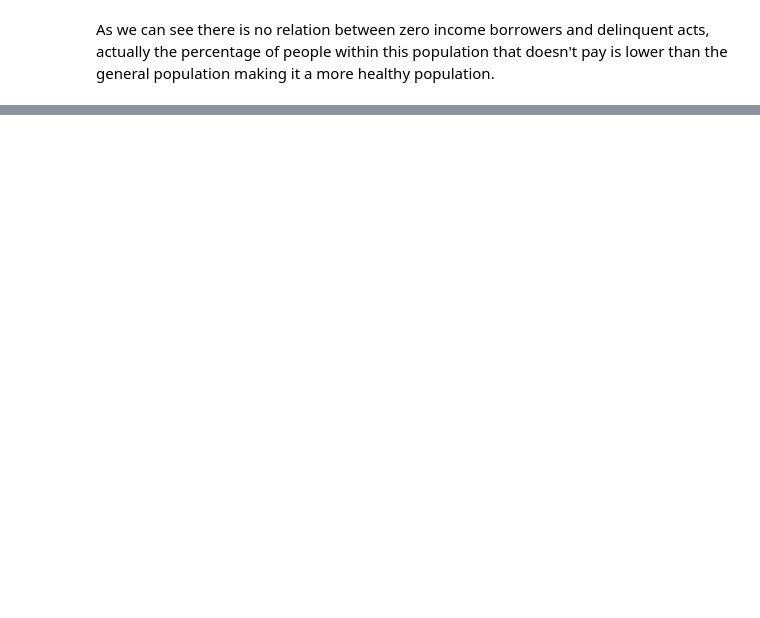
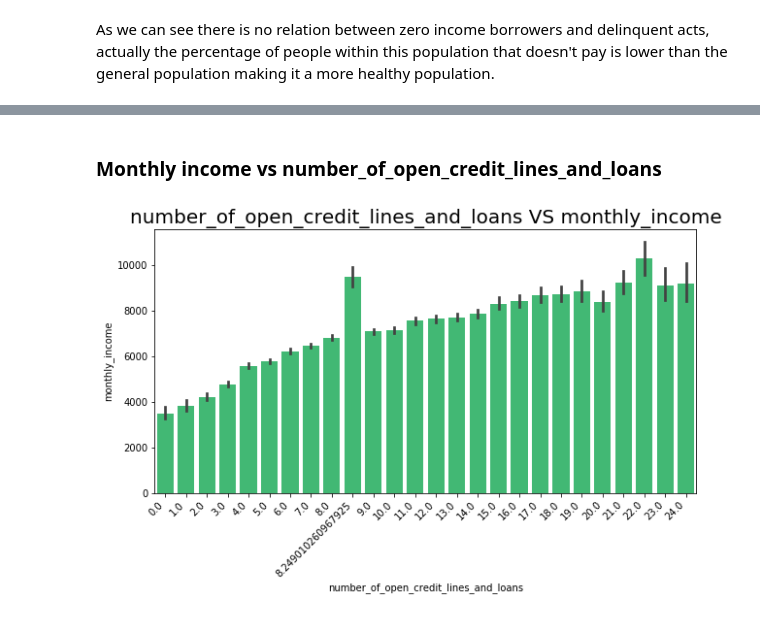
Before and after one commit to renzobechler-zz/credits_eda, a Jupyter notebook: notebooks/EDA.ipynb, the cells around one changed output, grey strips where cells are left out. Cells and saved outputs as stored; diff of their text form; code cells hidden in the pictures; blank space fills up the shorter version.

Commit message:
try different estimation for open credit lines and add insight research notebook

```diff
--- a/notebooks/EDA.ipynb
+++ b/notebooks/EDA.ipynb
@@ -188,0 +190,14 @@ zero_income.describe()
+# %% [markdown]
+### Monthly income vs number_of_open_credit_lines_and_loans
+# %%
+#Create subplots
+fig, ax = plt.subplots(figsize=(10,5))
+
+ax1 = sns.barplot(x='number_of_open_credit_lines_and_loans' , y='monthly_income', ax=ax, data=credit_data, color='#2ecc71');
+
+ax1.set_xticklabels(ax1.get_xticklabels(), rotation=45, ha="right")
+
+ax1.set_title('number_of_open_credit_lines_and_loans VS monthly_income',fontsize= 20)
+plt.show()
+# %% [output]
+[figure, added]
```
Also changed, not shown: parts of 15 cells of this notebook, 3 other files.
